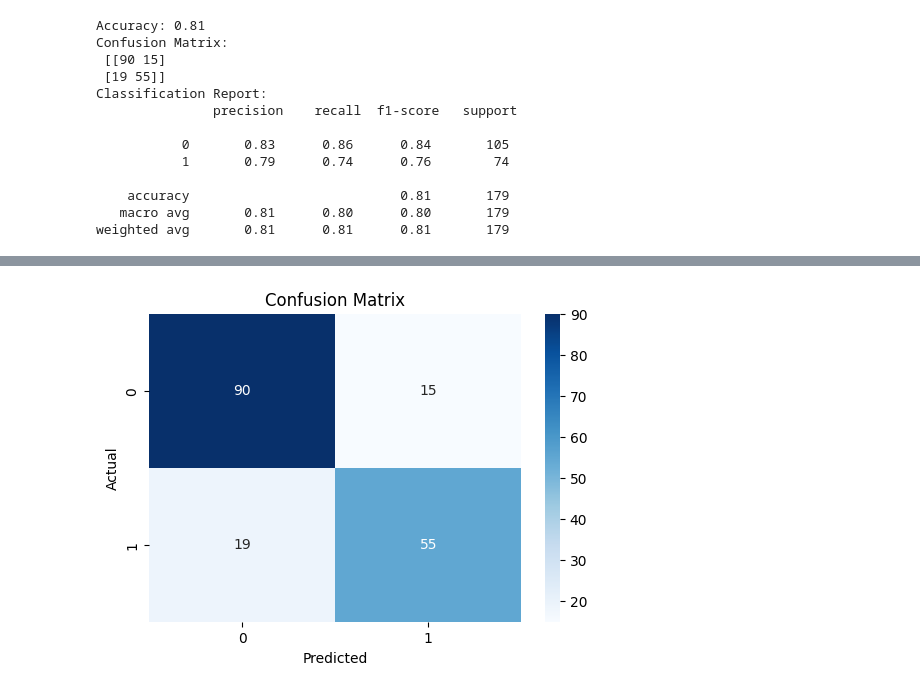
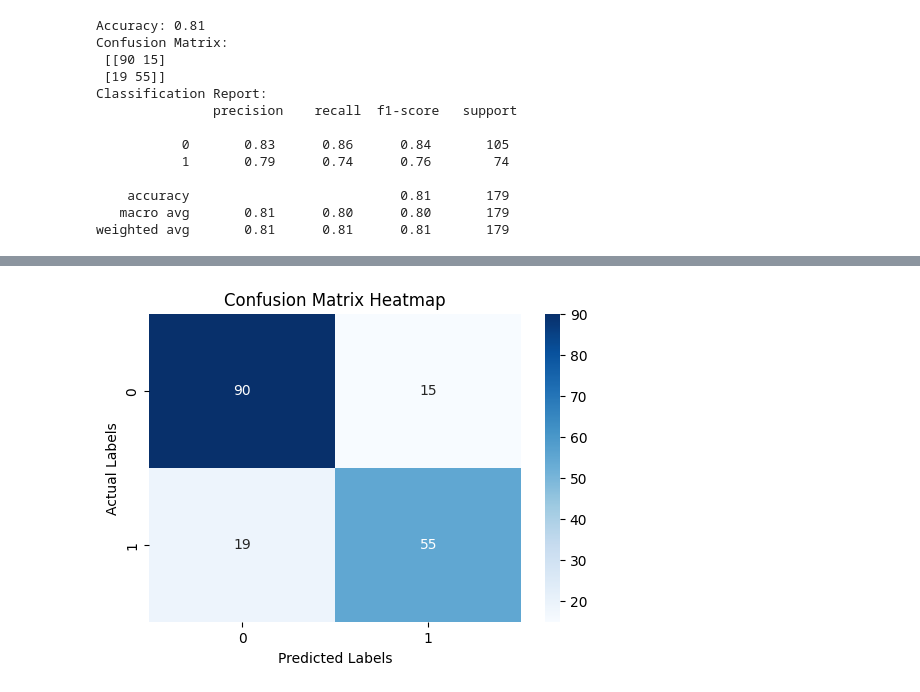
Before and after one commit to ridhwansalim/CODING-SAMURAI-INTERNSHIP-TASK, a Jupyter notebook: Level2/Project4_Logistic_Titanic/Titanic_Logistic_Regression.ipynb, the cells around one changed output, grey strips where cells are left out. Cells and saved outputs as stored; diff of their text form; code cells hidden in the pictures.

```diff
--- a/Level2/Project4_Logistic_Titanic/Titanic_Logistic_Regression.ipynb
+++ b/Level2/Project4_Logistic_Titanic/Titanic_Logistic_Regression.ipynb
@@ -257,17 +255,20 @@ These metrics help us understand not just how often our model is right, but *how
 # %%
 from sklearn.metrics import accuracy_score, confusion_matrix, classification_report
 
+# Predictions
+y_pred = model.predict(X_test)
+
 # Accuracy
-accuracy = accuracy_score(y_test, y_pred)
-print(f"Accuracy: {accuracy:.2f}")
+acc = accuracy_score(y_test, y_pred)
+print(f"Accuracy: {acc:.2f}")
 
 # Confusion Matrix
-conf_matrix = confusion_matrix(y_test, y_pred)
-print("Confusion Matrix:\n", conf_matrix)
+cm = confusion_matrix(y_test, y_pred)
+print("Confusion Matrix:\n", cm)
 
 # Classification Report
-report = classification_report(y_test, y_pred)
-print("Classification Report:\n", report)
+cr = classification_report(y_test, y_pred)
+print("Classification Report:\n", cr)
 # %% [output]
 Accuracy: 0.81
 Confusion Matrix:
@@ -296,12 +290,12 @@ Let’s visualize it!
 # %%
 import seaborn as sns
 import matplotlib.pyplot as plt
 
-plt.figure(figsize=(6, 4))
-sns.heatmap(conf_matrix, annot=True, fmt='d', cmap='Blues')
-plt.title('Confusion Matrix')
-plt.xlabel('Predicted')
-plt.ylabel('Actual')
+plt.figure(figsize=(6,4))
+sns.heatmap(cm, annot=True, fmt='d', cmap='Blues')
+plt.xlabel('Predicted Labels')
+plt.ylabel('Actual Labels')
+plt.title('Confusion Matrix Heatmap')
 plt.show()
 # %% [output]
-[figure, old version]
+[figure, new version]
```
Also changed, not shown: parts of 2 cells of this notebook.
